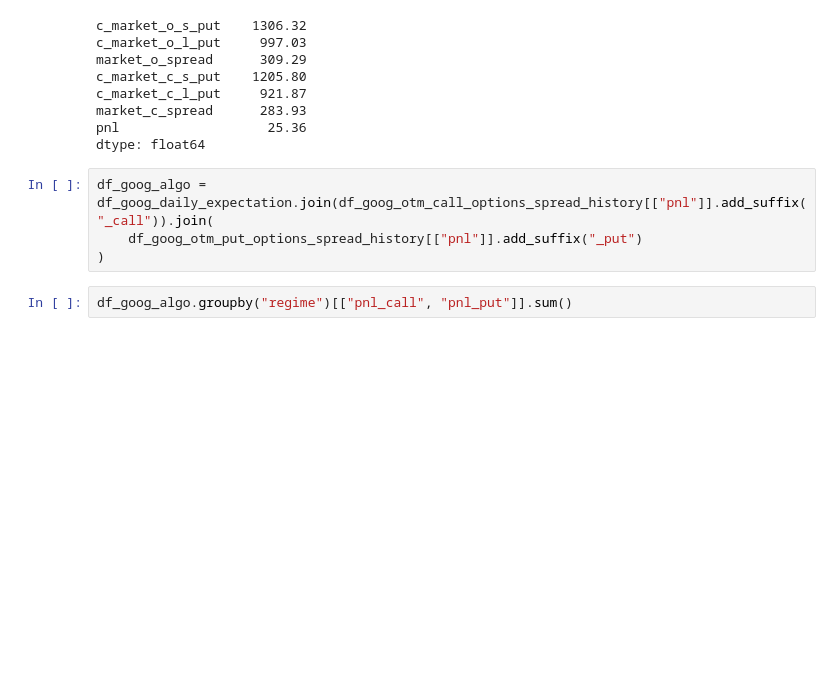
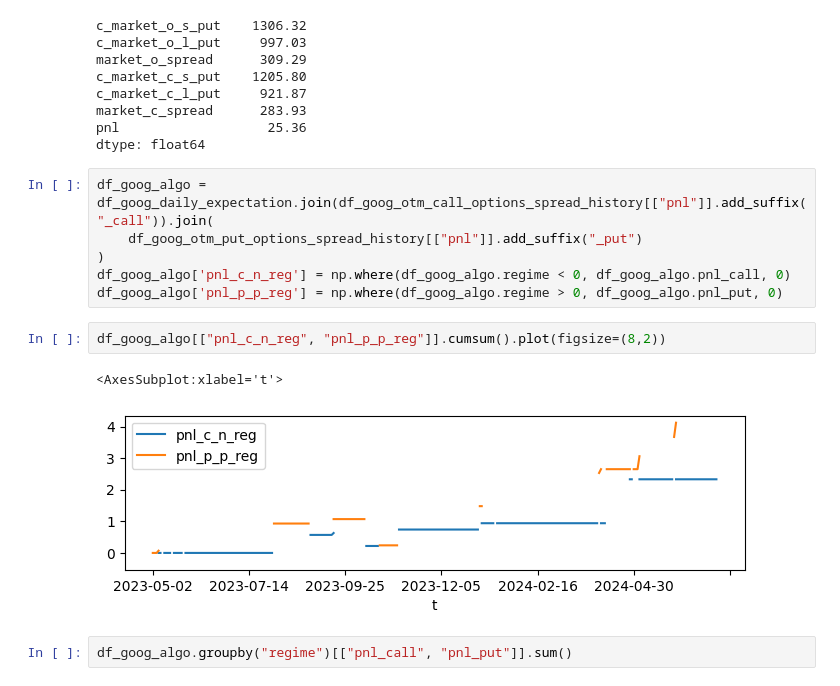
Before and after one commit to sculd/volatility_trading, a Jupyter notebook: sandbox_options.ipynb, the cells around one changed output. Drawn from its saved outputs; the diff is of its cells as text; blank space fills up the shorter version.

```diff
--- a/sandbox_options.ipynb
+++ b/sandbox_options.ipynb
@@ -519,6 +572,13 @@ dtype: float64
 df_goog_algo = df_goog_daily_expectation.join(df_goog_otm_call_options_spread_history[["pnl"]].add_suffix("_call")).join(
     df_goog_otm_put_options_spread_history[["pnl"]].add_suffix("_put")
 )
+df_goog_algo['pnl_c_n_reg'] = np.where(df_goog_algo.regime < 0, df_goog_algo.pnl_call, 0)
+df_goog_algo['pnl_p_p_reg'] = np.where(df_goog_algo.regime > 0, df_goog_algo.pnl_put, 0)
+# %%
+df_goog_algo[["pnl_c_n_reg", "pnl_p_p_reg"]].cumsum().plot(figsize=(8,2))
+# %% [output]
+<AxesSubplot:xlabel='t'>
+[figure, added]
 # %%
 df_goog_algo.groupby("regime")[["pnl_call", "pnl_put"]].sum()
 # %% [output]
```
Also changed, not shown: parts of 47 cells of this notebook.
